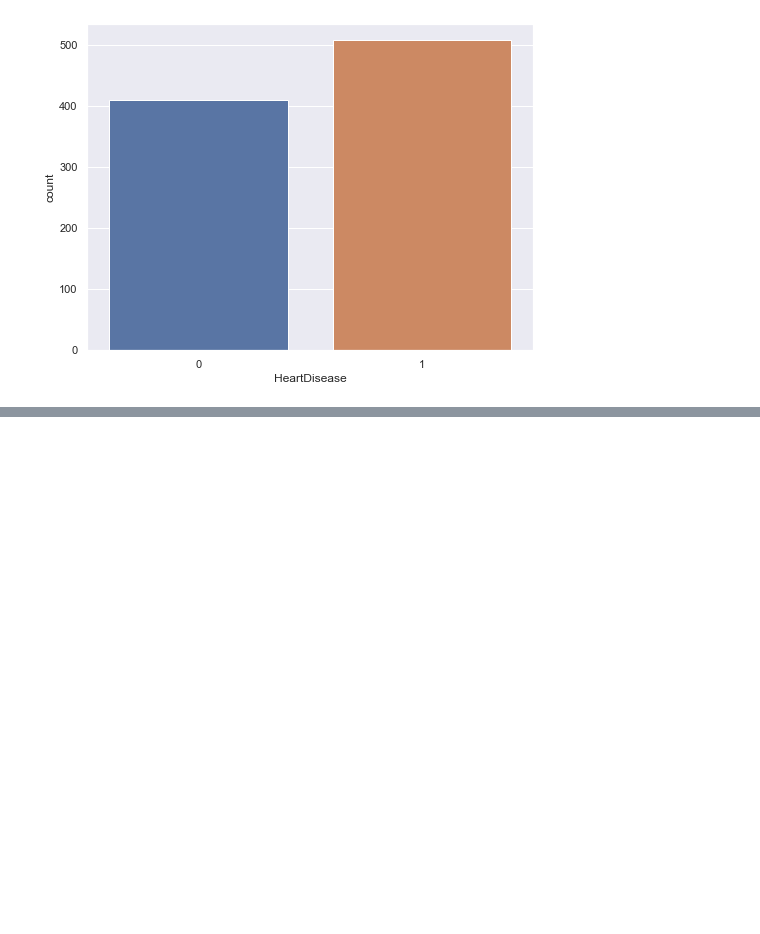
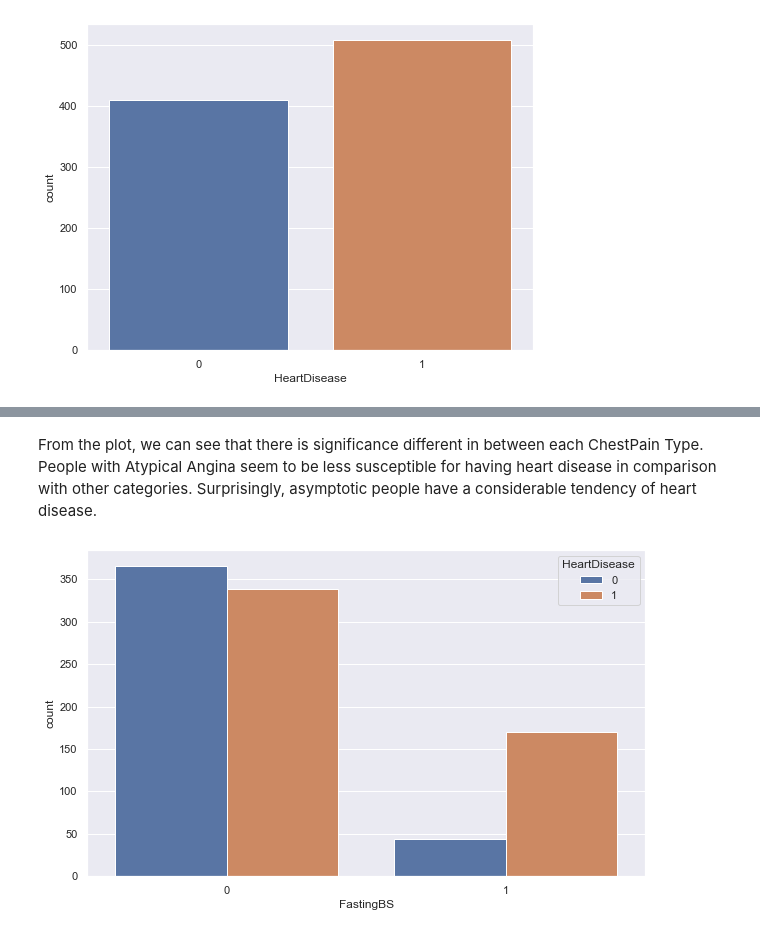
Before and after one commit to YulinLi98/INDE_577_Repo, a Jupyter notebook: EDA.ipynb, the cells around one changed output, grey strips where cells are left out. Drawn from its saved outputs; the diff is of its cells as text; code cells hidden in the pictures; blank space fills up the shorter version.

```diff
--- a/EDA.ipynb
+++ b/EDA.ipynb
@@ -78,0 +100,9 @@ sns.countplot(x = "HeartDisease", data = df)
+# %% [markdown]
+From the plot, we can see that there is significance different in between each ChestPain Type. People with Atypical Angina seem to be less susceptible for having heart disease in comparison with other categories. Surprisingly, asymptotic people have a considerable tendency of heart disease.
+# %%
+# Countplot for 'FastingBS' by 'HeartDisease'
+plt.figure(figsize=(10,6))
+sns.countplot(x=df.FastingBS,hue=df.HeartDisease)
+plt.show()
+# %% [output]
+[figure, added]
```
Also changed, not shown: parts of 25 cells of this notebook, 1 other file.
